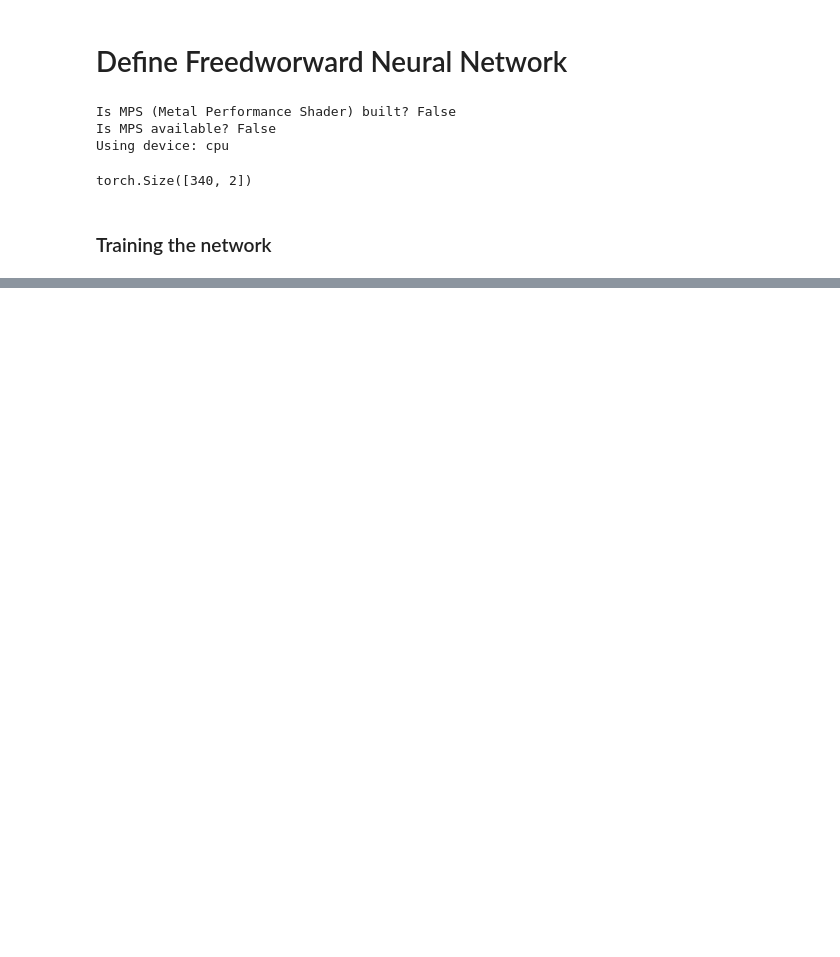
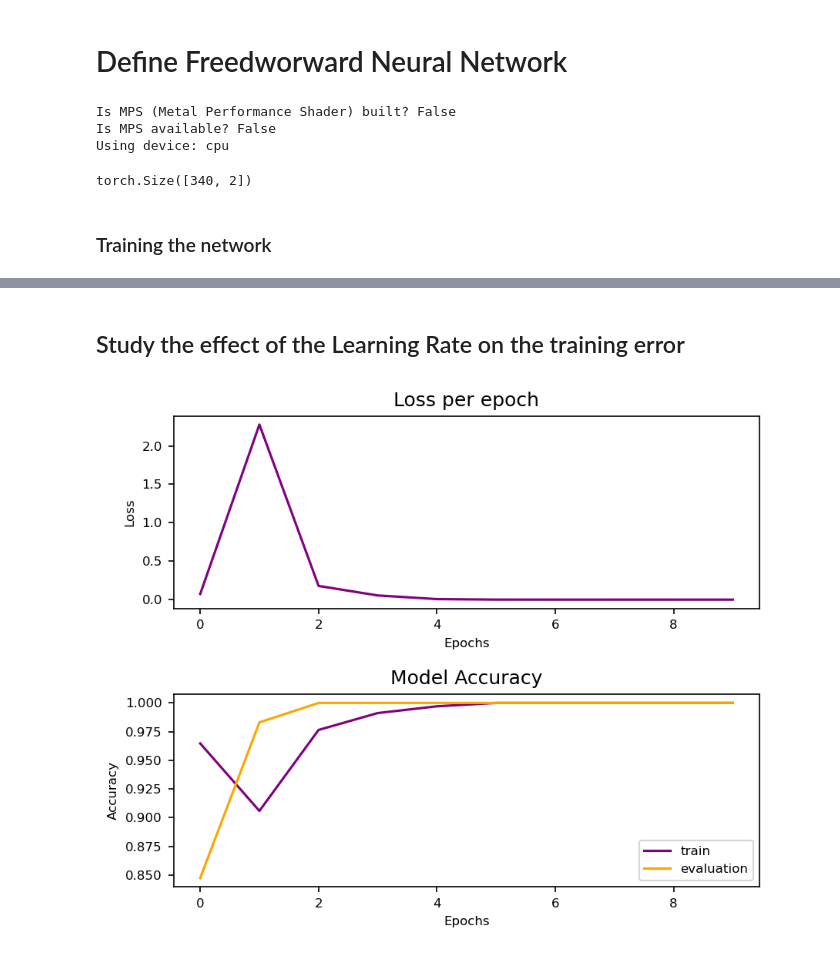
Before and after one commit to ret1-c/ATCD_2025_UU, a Jupyter notebook: Project_1_pre.ipynb, the cells around one changed output, grey strips where cells are left out. Drawn from its saved outputs; the diff is of its cells as text; code cells hidden in the pictures; blank space fills up the shorter version.

```diff
--- a/Project_1_pre.ipynb
+++ b/Project_1_pre.ipynb
@@ -167,0 +181,10 @@ Data_loader=DataLoader(custom_dataset, batch_size= 32 ,shuffle=False)
+# %%
+class_labels_val = validation['class'].values
+
+valid_data=torch.from_numpy(valid_ds).to(torch.float32)
+labels_val=torch.from_numpy(class_labels_val).long()
+labels_val=functional.one_hot(labels_val).to(torch.float32)
+
+custom_dataset_val=customDataset(valid_data,labels_val)
+Data_loader_val=DataLoader(custom_dataset_val,batch_size=32,shuffle=False)
+#labels_val
@@ -223,5 +256,0 @@ criterion=torch.nn.CrossEntropyLoss()
-# %%
-from torch.optim import Adam
-learn_rate= 1e-3 #learning rate η
-beta = 1e-5  #ridge regularization
-optimizer=Adam(mlp.parameters(),lr = learn_rate, weight_decay = beta)
@@ -312,0 +403,7 @@ NameError: name 'data_test' is not defined
+# %% [markdown]
+## Study the effect of the Learning Rate on the training error
+# %%
+loss_1, train_1, eval_1= model_train(MODEL=mlp, DATA_TRAIN=Data_loader, DATA_EVAL=Data_loader_val, LEARN_RATE=1e-2)
+plot(num_epochs=10, loss_per_epoch= loss_1, train_acc_per_epoch=train_1, valid_acc_per_epoch=eval_1)
+# %% [output]
+[figure, added]
```
Also changed, not shown: parts of 41 cells of this notebook.
